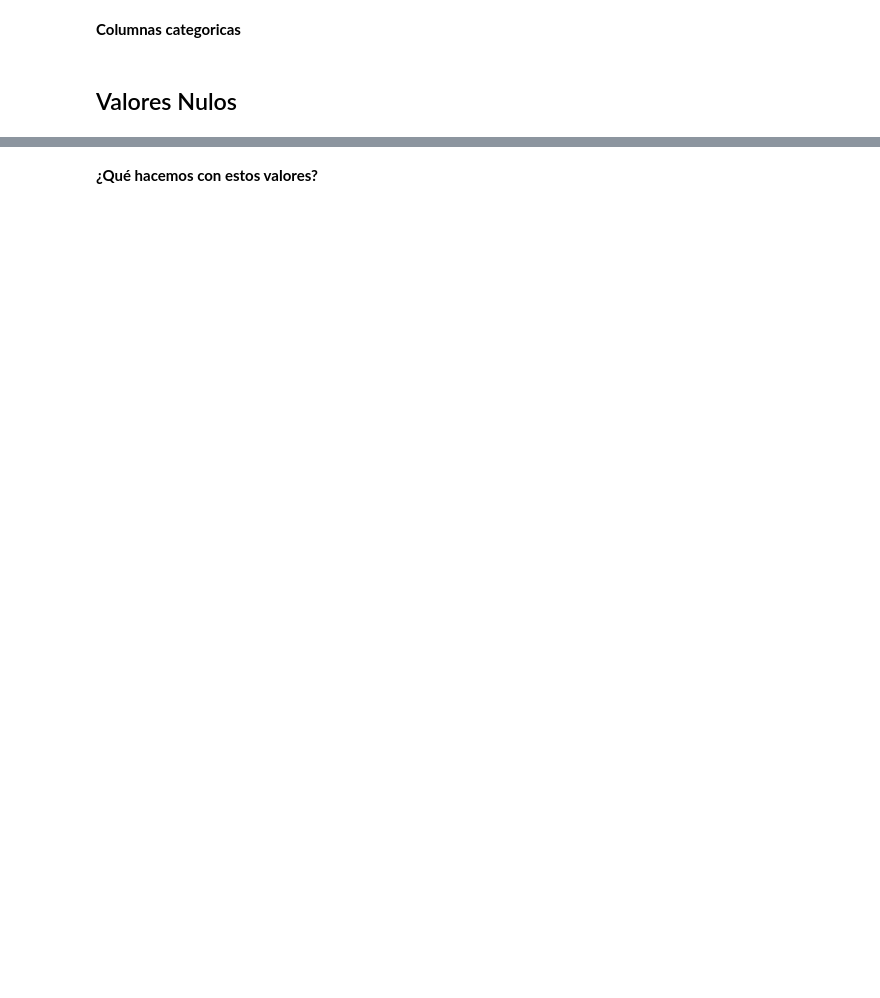
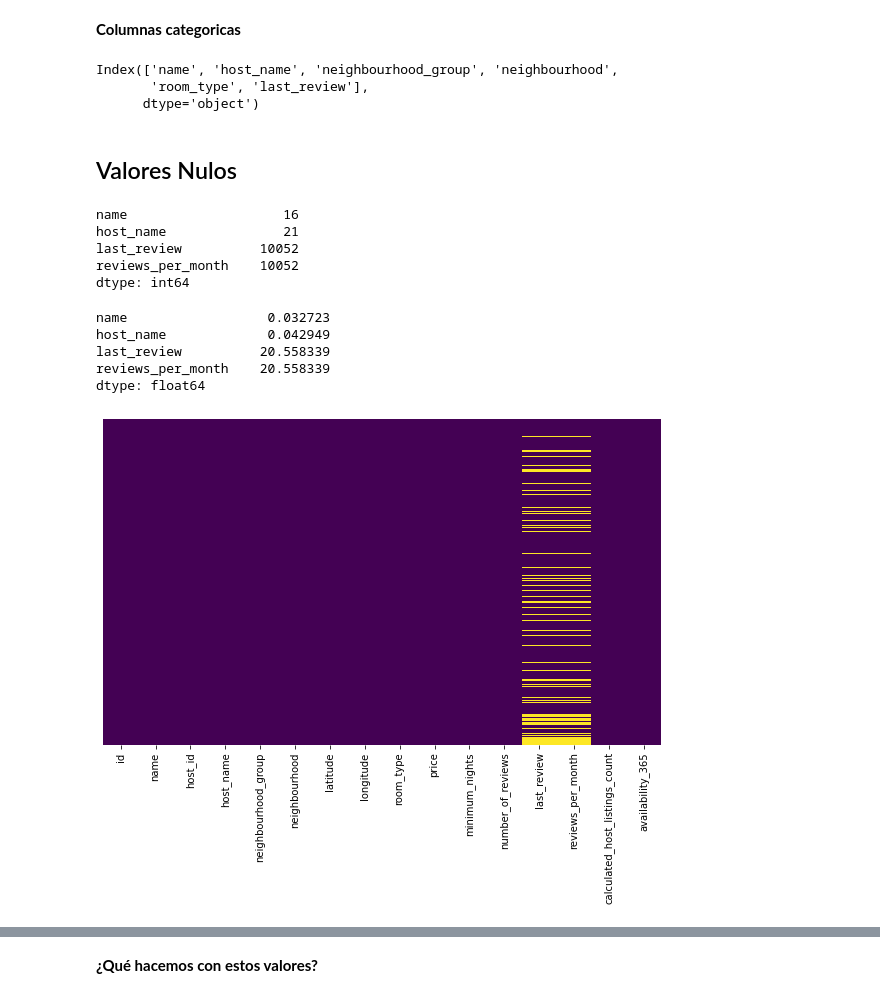
Before and after one commit to Ironhack-Data-Madrid-Agosto-2022/Apuntes-de-clase, a Jupyter notebook: semana_2/4.1 - Data Cleaning 2.ipynb, the cells around one changed output, grey strips where cells are left out. Drawn from its saved outputs; the diff is of its cells as text; code cells hidden in the pictures; blank space fills up the shorter version.

Commit message:
data cleaning

```diff
--- a/semana_2/4.1 - Data Cleaning 2.ipynb
+++ b/semana_2/4.1 - Data Cleaning 2.ipynb
@@ -36,3 +54,9 @@ import seaborn as sns
 %matplotlib inline
 # %%
 # se cargan los datos
+
+df_ori = pd.read_csv('../data/AB_NYC_2019.csv')
+
+df = df_ori.copy()
+
+df.head()
@@ -45,4 +119,45 @@ Se comienza la exploracion de los datos.
 # %% [markdown]
 **Columnas categoricas**
+# %%
+cat_df = df.select_dtypes(include='object')
+
+cat_df.columns
+# %% [output]
+Index(['name', 'host_name', 'neighbourhood_group', 'neighbourhood',
+       'room_type', 'last_review'],
+      dtype='object')
 # %% [markdown]
 ## Valores Nulos
+# %%
+nan_cols = df.isna().sum() # serie con los indices y valores nulos en cada uno
+
+nan_cols[nan_cols>0]
+# %% [output]
+name                    16
+host_name               21
+last_review          10052
+reviews_per_month    10052
+dtype: int64
+# %%
+nan_cols = df.isna().mean()*100
+
+nan_cols[nan_cols>0]
+# %% [output]
+name                  0.032723
+host_name             0.042949
+last_review          20.558339
+reviews_per_month    20.558339
+dtype: float64
+# %%
+# grafica de nulos en el dataframe
+
+plt.figure(figsize=(10,6))
+
+sns.heatmap(df.isna(),
+           yticklabels=False,
+           cmap='viridis',
+           cbar = False)
+
+plt.show(); # poner ';' para evitar que imprima la dirección de memoria del objeto que estamos pintando
+# %% [output]
+[figure, added]
```
Also changed, not shown: parts of 65 cells of this notebook.
